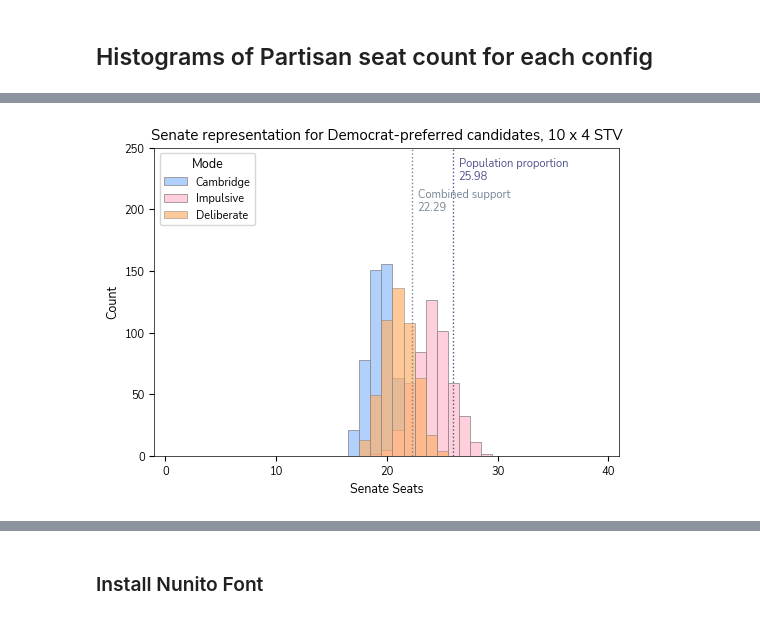
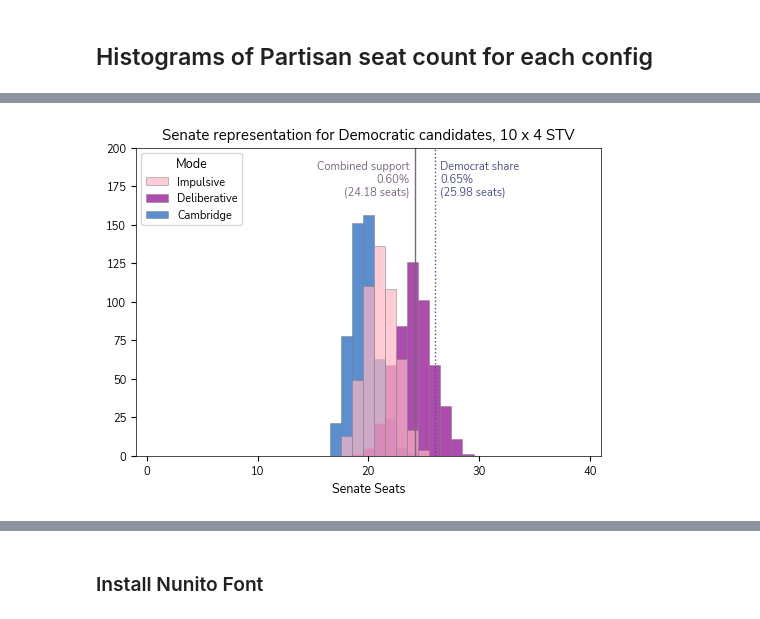
Before and after one commit to hanelee/ca_stv, a Jupyter notebook: process_results.ipynb, the cells around one changed output, grey strips where cells are left out. Saved outputs shown, nothing was run; the diff lists cells and outputs as text; code cells hidden in the pictures.

Commit message:
new figures by mode

```diff
--- a/process_results.ipynb
+++ b/process_results.ipynb
@@ -251,10 +251,10 @@ hprop_turnout = hprop*turnout["H"] / (hprop*turnout["H"] + (1-hprop)*turnout["O"
 
 
 ## Compute combined support
-cs = hprop * 0.75 + (1-hprop) * 0.2
-cs_turnout = hprop_turnout * 0.75 + (1-hprop_turnout) * 0.2
+h_cs = hprop * 0.75 + (1-hprop) * 0.2
+h_cs_turnout = hprop_turnout * 0.75 + (1-hprop_turnout) * 0.2
 
-print(cs)
+print(h_cs)
 # %% [output]
 10932015.0
 30827105.0
@@ -619,8 +632,9 @@ print(dprop)
 
 
 ## Compute combined support
-cs = dprop * 0.75 + (1-dprop) * 0.2
+p_cs = dprop * 0.85 + (1-dprop) * 0.15
 #cs_turnout = hprop_turnout * 0.75 + (1-hprop_turnout) * 0.2
+print(p_cs)
 # %% [output]
 |  | plan | total_district_num | seats_per_district | dist_num | mode | Dem_prop_census | vap | rep | ... |
 | 0 | 000 | 8 | 5 | 0 | cambridge | 0.745985 | 3689662.0 | 0 | ... |
@@ -746,16 +761,18 @@ dist_seats = {8:5, 10:4, 16:5, 20:4, 40:1, 80:1}
 
 # Define colors for each mode
 mode_colors = {
-    "cambridge": "xkcd:powder blue",
-    "slate_bt": "xkcd:pale pink",
-    "slate_pl": "xkcd:apricot"
+    "cambridge": "#1560BD",
+    "slate_bt": "#8B008B",
+    "slate_pl": "#FFB7C5"
 }
 # Define the mapping for the new legend labels
 legend_mapping = {
-    "slate_bt": "Impulsive",
-    "slate_pl": "Deliberate",
-    "cambridge": "Cambridge"
-}
+    "slate_bt": "Deliberative",
+    "slate_pl": "Impulsive",
+    "cambridge": "Cambridge"}
+
+# Define the desired order for the legend keys
+desired_order = ["slate_pl", "slate_bt", "cambridge"]
 
 for dn, group_dn in agg.groupby("total_district_num"):
     plt.rc('font', size=9)
@@ -763,7 +780,7 @@ for dn, group_dn in agg.groupby("total_district_num"):
 
     # Plot histogram for each mode
     for mode, group_mode in group_dn.groupby("mode"):
-        alpha_val = 0.7 if mode_colors.get(mode) == "xkcd:apricot" else 1.0
+        alpha_val = 0.7 if mode_colors.get(mode) == "#8DB600" else 0.7
         ax.hist(
             group_mode["D_seats"],
             bins=range(group_mode["D_seats"].min(), group_mode["D_seats"].max() + 2),
@@ -780,76 +797,79 @@ for dn, group_dn in agg.groupby("total_district_num"):
         spine.set_linewidth(0.5)
 
     sen_assem = "Senate" if dn*dist_seats[dn] == 40 else "Assembly"
-    election = "IRV" if dist_seats[dn]==1 else "STV"
-    ylim = 250 if sen_assem == "Senate" else 150
+    election = "Plurality" if dist_seats[dn]==1 else "STV"
+    ylim = 200 if sen_assem == "Senate" else 140
 
     # set x-axis limits on the Axes
     ax.set_xlim(-1, dn * dist_seats[dn] + 1)
     ax.set_ylim(0, ylim)
     ax.set_xticks(range(0, dn * dist_seats[dn] + 1, 10))
     ax.set_xlabel(f"{sen_assem} Seats")
-    ax.set_ylabel("Count")
-    ax.set_title(f"{sen_assem} representation for Democrat-preferred candidates, {dn} x {dist_seats[dn]} {election}")
+
+    ax.set_title(f"{sen_assem} representation for Democratic candidates, {dn} x {dist_seats[dn]} {election}")
     ax.tick_params(axis='both', which='major', labelsize=8)
 
 
     # ADD A MODIFIED LEGEND
-    # Get handles and labels from the current axes
+
+    # 1. Get all handles and labels (including vertical lines if present)
     handles, labels = ax.get_legend_handles_labels()
 
-    # Filter out vertical line handles and labels from the main histogram legend
-    # and map the labels to the new, descriptive names
-    new_labels = []
-    new_handles = []
+    # 2. Map original labels to their handles and new descriptive labels
+    # We only care about the histogram labels (the keys in legend_mapping)
+    handle_map = {label: handle for handle, label in zip(handles, labels) if label in legend_mapping}
 
-    for handle, label in zip(handles, labels):
-        # Only process labels that are keys in the legend_mapping (i.e., histogram labels)
-        if label in legend_mapping:
-            new_labels.append(legend_mapping[label])
-            new_handles.append(handle)
+    # 3. Rebuild lists in the desired order
+    ordered_handles = []
+    ordered_labels = []
 
-    # Add legend for modes using the new labels
-    ax.legend(new_handles, new_labels, title="Mode", fontsize=8)
+    for mode_key in desired_order:
+        # Check if the handle for this mode exists (it should, but safety first)
+        if mode_key in handle_map:
+            ordered_handles.append(handle_map[mode_key])
+            ordered_labels.append(legend_mapping[mode_key]) # Use the descriptive label
 
+    # 4. Add legend for modes using the new labels and order
+    ax.legend(ordered_handles, ordered_labels, title="Mode", fontsize=8)
 
 
     ### ADD VERTICAL LINES
-    color_cs = 'xkcd:steel'
+    color_cs = 'xkcd:purplish grey'
     color_dprop = 'xkcd:twilight'
 
     ## Add vertical line for combined support
-    cs_share = cs*dn*dist_seats[dn]
+    p_cs_share = p_cs*dn*dist_seats[dn]
     ax.axvline(
-        cs_share, color=color_cs, linestyle=':', linewidth=1,
-        label=f"{share}"
+        p_cs_share, color=color_cs, linewidth=1,
+        label=f"{p_cs_share}"
     )
 
-    rounded_cs = f"{cs_share:.2f}"
-    cs_text_label = f"Combined support\n{rounded_cs}"
+    rounded_cs = f"{p_cs_share:.2f}"
+    cs_text_label = f"Combined support\n{p_cs%100:.2f}%\n({rounded_cs} seats)"
     ax.text(
-        cs_share + 0.5, # X-position: slightly to the right of the line
-        ylim * 0.83, # Y-position: 95% of the way up the plot
+        p_cs_share - 0.5, # X-position: slightly to the right of the line
+        ylim * 0.90, # Y-position: 95% of the way up the plot
         cs_text_label,
         verticalalignment='center',
-        horizontalalignment='left',
+        horizontalalignment='right',
         fontsize=8,
         color=color_cs
     )
 
     ## Add vertical line for population proprotionate share
     # Add dotted vertical line at hprop * seats
-    share = dprop*dn*dist_seats[dn]
+    p_share = dprop*dn*dist_seats[dn]
     ax.axvline(
-        share, color=color_dprop, linestyle=':', linewidth=1,
-        label=f"{share}"
+        p_share, color=color_dprop, linestyle=':', linewidth=1,
+        label=f"{p_share}"
     )
 
-    rounded_share = f"{share:.2f}"
-    text_label = f"Population proportion \n{rounded_share}"
+    rounded_share = f"{p_share:.2f}"
+    text_label = f"Democrat share\n{dprop%100:.2f}%\n({rounded_share} seats)"
 
     ax.text(
-        share + 0.5, # X-position: slightly to the right of the line
-        ylim * 0.93, # Y-position: 95% of the way up the plot
+        p_share + 0.5, # X-position: slightly to the right of the line
+        ylim * 0.90, # Y-position: 95% of the way up the plot
         text_label,
         verticalalignment='center',
         horizontalalignment='left',
@@ -858,5 +878,5 @@ for dn, group_dn in agg.groupby("total_district_num"):
     )
 
     # Save figure
-    plt.show()#savefig(f"figures/hispanic_seats_{dn}x{dist_seats[dn]}_bymode_turn_h0.4_pih0.75_pio0.8_ahh0.25_aho0.75_aoh0.6_aoo0.5.png.png", dpi=300, bbox_inches='tight')
+    plt.savefig(f"figures/democrat_seats_{dn}x{dist_seats[dn]}_bymode_pid0.85_pir0.85_add0.75_adr0.5_ard1.0_arr0.75.png", dpi=300, bbox_inches='tight')
 # %% [output]
@@ -864 +884 @@ for dn, group_dn in agg.groupby("total_district_num"):
-[figure, old version]
+[figure, new version]
```
Also changed, not shown: parts of 5 cells of this notebook, 12 other files.
